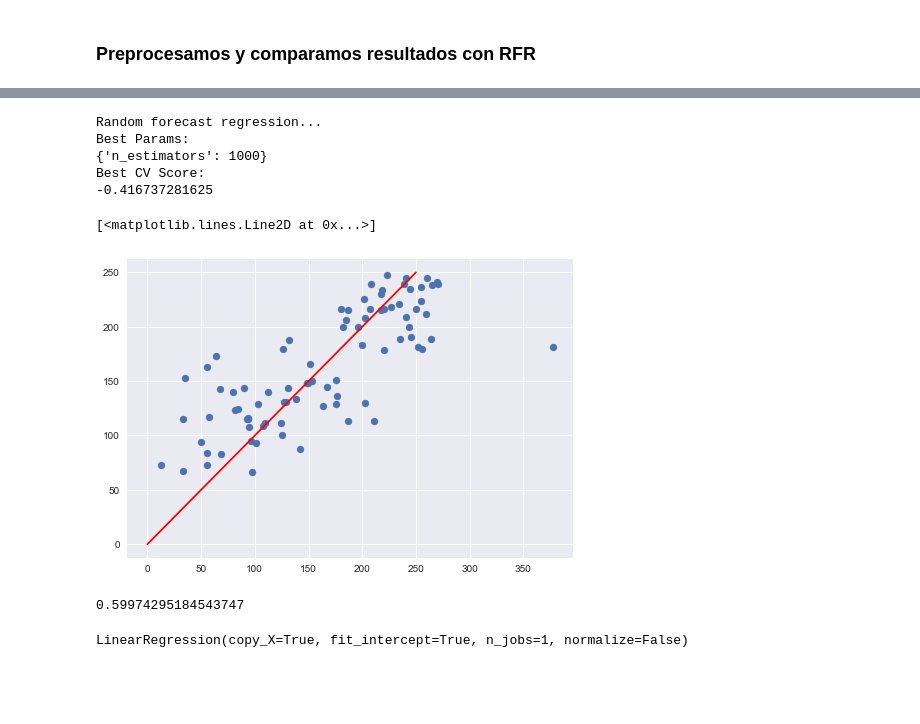
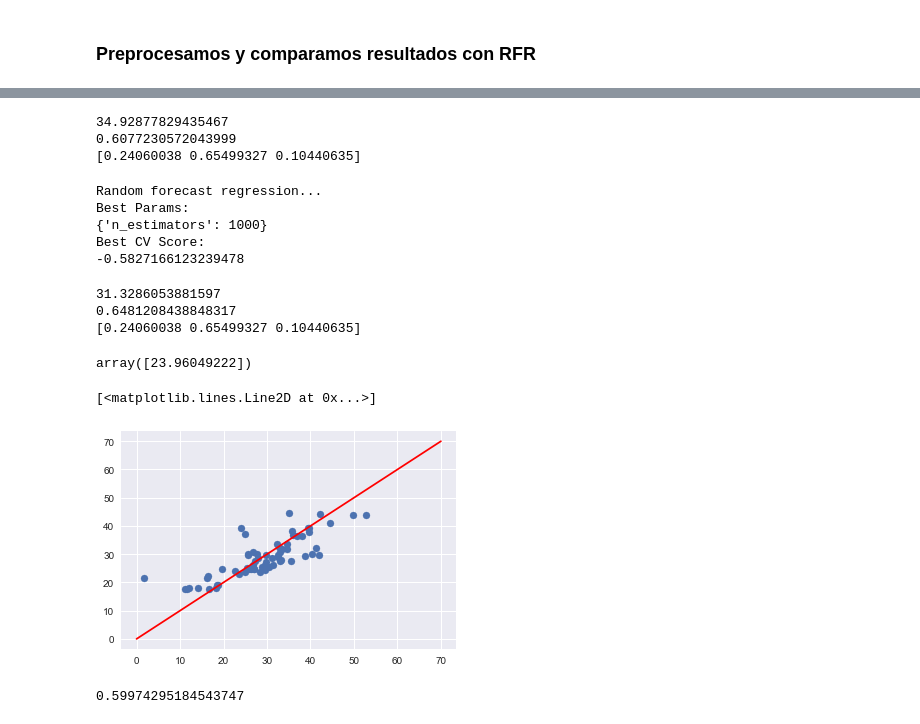
Before and after one commit to davidchepe/IM_KS, a Jupyter notebook: Machine Learning/RandomForestRegressor (V en funcion de W).ipynb, the cells around one changed output, grey strips where cells are left out. Saved outputs shown, nothing was run; the diff lists cells and outputs as text; code cells hidden in the pictures; blank space fills up the shorter version.

```diff
--- a/Machine Learning/RandomForestRegressor (V en funcion de W).ipynb
+++ b/Machine Learning/RandomForestRegressor (V en funcion de W).ipynb
@@ -53,3 +51,8 @@ df = df[df["viento_aparente"]!=-np.inf]
+# %%
+df = df[df["viento_aparente"]!=-np.inf]
+df = df[df["porc"]!=np.inf]
+df["puntos_en_tramo"]= df["tramo_final"]-df["tramo_inicial"]
+df = df[df["puntos_en_tramo"]>9]
 # %%
 df.describe()
 # %% [output]
@@ -115,5 +139,7 @@ from sklearn.preprocessing import RobustScaler
 # %%
 from sklearn.model_selection import train_test_split
 X_train, X_test, Y_train, Y_test = train_test_split(df_lm_x, df_lm_y, test_size=0.30, random_state=42)
+# %%
+modelo_rs = RobustScaler()
 # %%
-X_train_rs = RobustScaler().fit_transform(X_train)
+X_train_rs = modelo_rs.fit_transform(X_train)
@@ -131,9 +199,17 @@ TypeError: float() argument must be a string or a number, not 'RobustScaler'
+# %%
+print(mean_squared_error(Y_test,Y_pred))
+print(explained_variance_score(Y_test, Y_pred))
+print(rf.feature_importances_)
+# %% [output]
+34.92877829435467
+0.6077230572043999
+[0.24060038 0.65499327 0.10440635]
 # %%
 #Grid Search con RFR
 # %%
 from sklearn.model_selection import GridSearchCV
 #max_features=2, min_samples_split=4, n_estimators=50, min_samples_leaf=2
-rfr = RandomForestRegressor(n_jobs=1, random_state=0, max_features=2)
+rfr = RandomForestRegressor(n_jobs=1, random_state=0, max_features=3)
 param_grid = {'n_estimators': [1000]}
 # 'n_estimators': [1000], 'max_features': [10,15,20,25], 'max_depth':[20,20,25,25,]}
 model = GridSearchCV(estimator=rfr, param_grid=param_grid, n_jobs=1, cv=10)
@@ -143,7 +219,9 @@ print('Random forecast regression...')
 print('Best Params:')
 print(model.best_params_)
 print('Best CV Score:')
-print(-model.best_score_)
+print(model.best_score_)
+
+
 
 Y_pred = model.predict(X_test)
 # %% [output]
@@ -151,4 +229,12 @@ Random forecast regression...
 Best Params:
 {'n_estimators': 1000}
 Best CV Score:
--0.416737281625
+-0.5827166123239478
+# %%
+print(mean_squared_error(Y_test,Y_pred))
+print(explained_variance_score(Y_test, Y_pred))
+print(rf.feature_importances_)
+# %% [output]
+31.3286053881597
+0.6481208438848317
+[0.24060038 0.65499327 0.10440635]
@@ -155,18 +245,14 @@ Best CV Score:
+# %%
+model.predict([[250,3,0]])
+# %% [output]
+array([23.96049222])
 # %%
 plt.scatter(Y_test, Y_pred)
-plt.plot( [0,250],[0,250], c="red" )
+plt.plot( [0,70],[0,70], c="red" )
 # %% [output]
 [<matplotlib.lines.Line2D at 0x...>]
-[figure, old version]
+[figure, new version]
 # %%
 metrics.explained_variance_score(Y_test, Y_pred)
 # %% [output]
 0.59974295184543747
-# %%
-# Create linear regression object
-regr = linear_model.LinearRegression()
-
-# Train the model using the training sets
-regr.fit(X_train, Y_train)
-# %% [output]
-LinearRegression(copy_X=True, fit_intercept=True, n_jobs=1, normalize=False)
```
Also changed, not shown: parts of 70 cells of this notebook.
